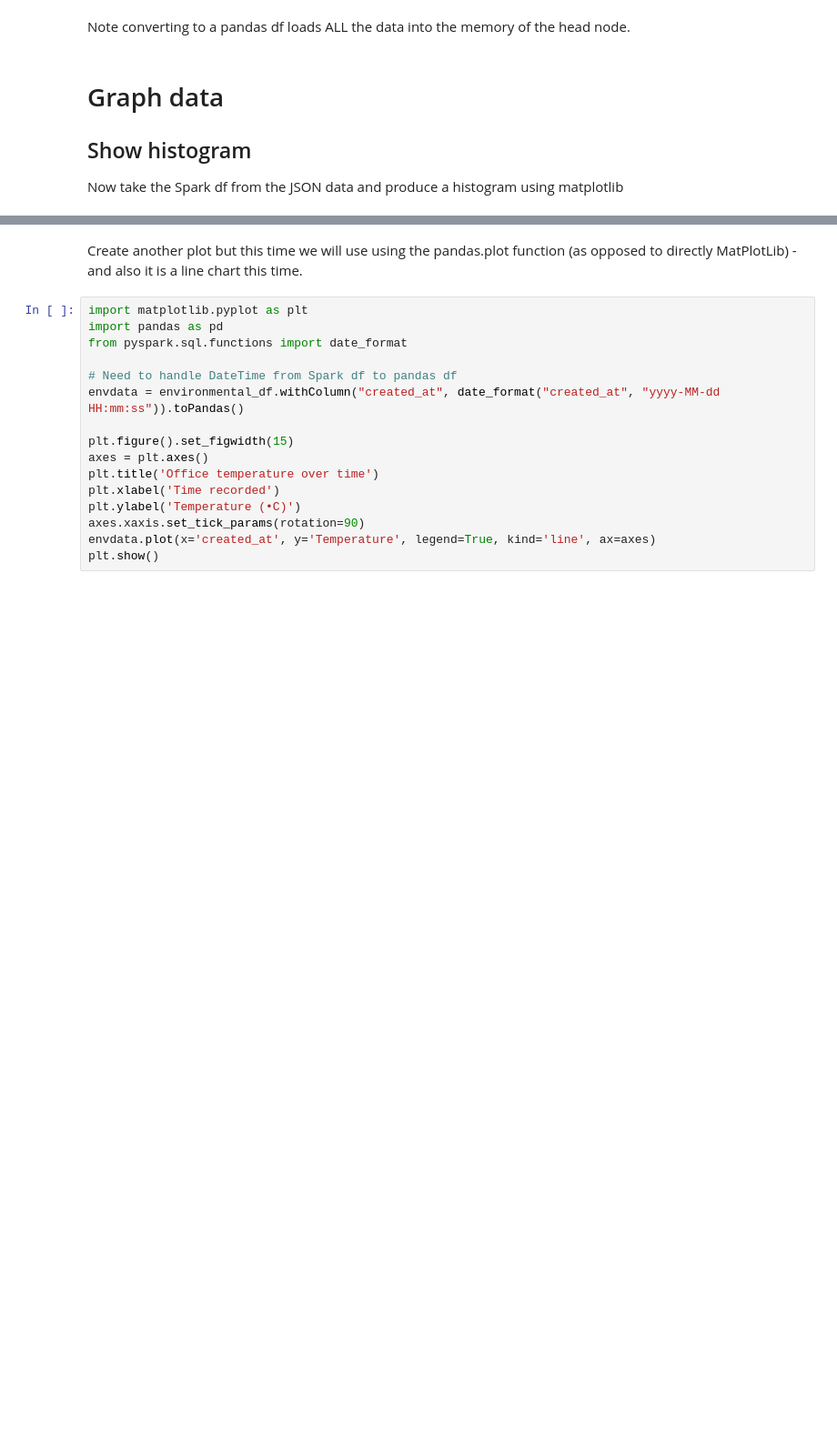
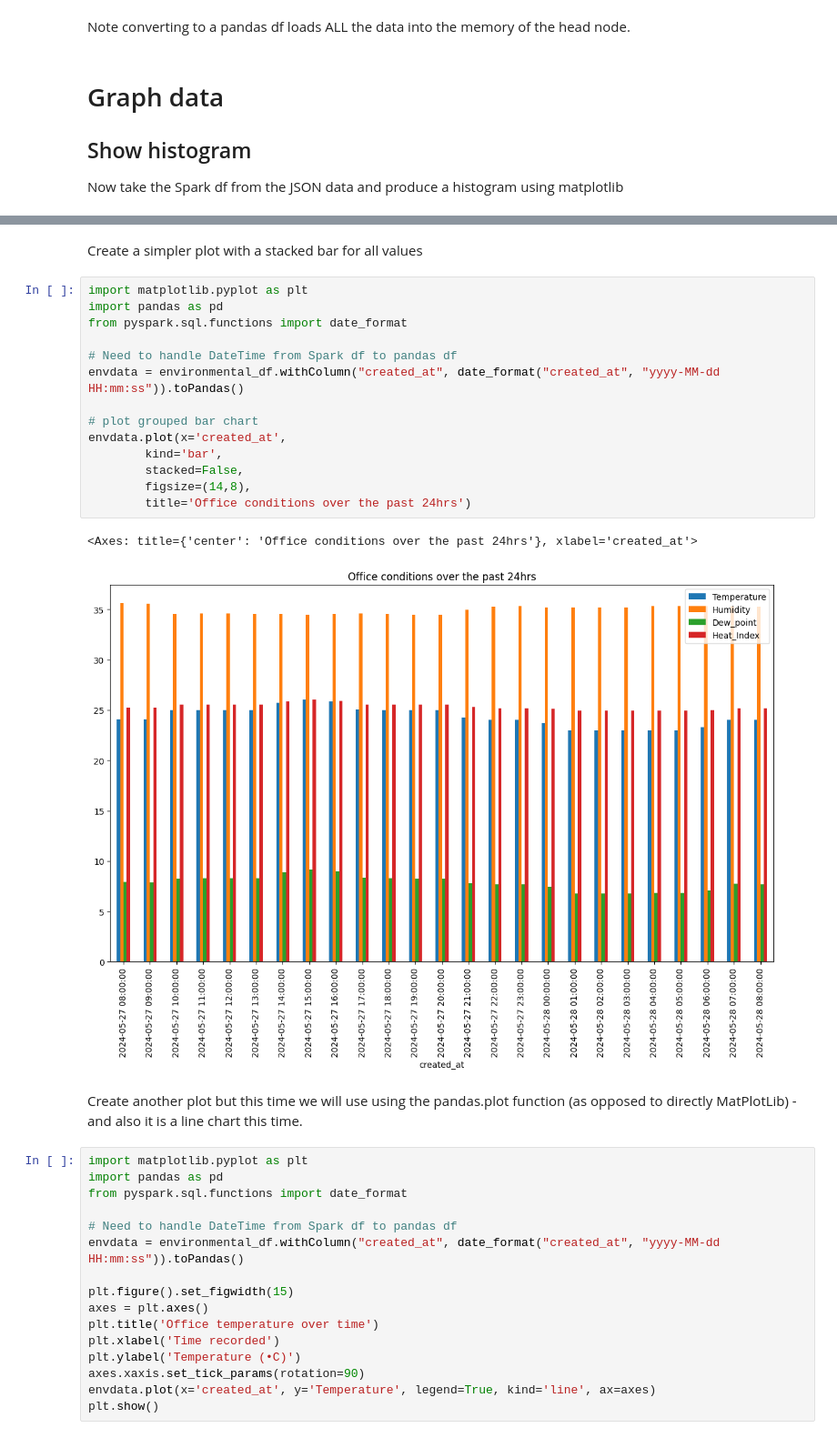
Before and after one commit to rendzina/BigDataAndVisualisation, a Jupyter notebook: colab/EnvironmentalAPI.ipynb, the cells around one changed output, grey strips where cells are left out. Shown at 91% size. Drawn from its saved outputs; the diff is of its cells as text; blank space fills up the shorter version.

```diff
--- a/colab/EnvironmentalAPI.ipynb
+++ b/colab/EnvironmentalAPI.ipynb
@@ -244,3 +238,22 @@ plt.show()
+# %% [markdown]
+Create a simpler plot with a stacked bar for all values
+# %%
+import matplotlib.pyplot as plt
+import pandas as pd
+from pyspark.sql.functions import date_format
+
+# Need to handle DateTime from Spark df to pandas df
+envdata = environmental_df.withColumn("created_at", date_format("created_at", "yyyy-MM-dd HH:mm:ss")).toPandas()
+
+# plot grouped bar chart
+envdata.plot(x='created_at',
+        kind='bar',
+        stacked=False,
+        figsize=(14,8),
+        title='Office conditions over the past 24hrs')
+# %% [output]
+<Axes: title={'center': 'Office conditions over the past 24hrs'}, xlabel='created_at'>
+[figure, added]
 # %% [markdown]
 Create another plot but this time we will use using the pandas.plot function (as opposed to directly MatPlotLib) - and also it is a line chart this time.
 # %%
```
Also changed, not shown: parts of 7 cells of this notebook, 1 other file.
